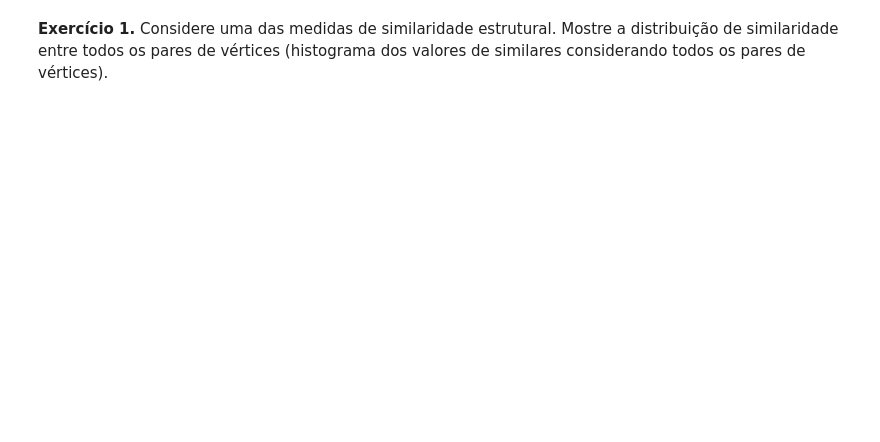
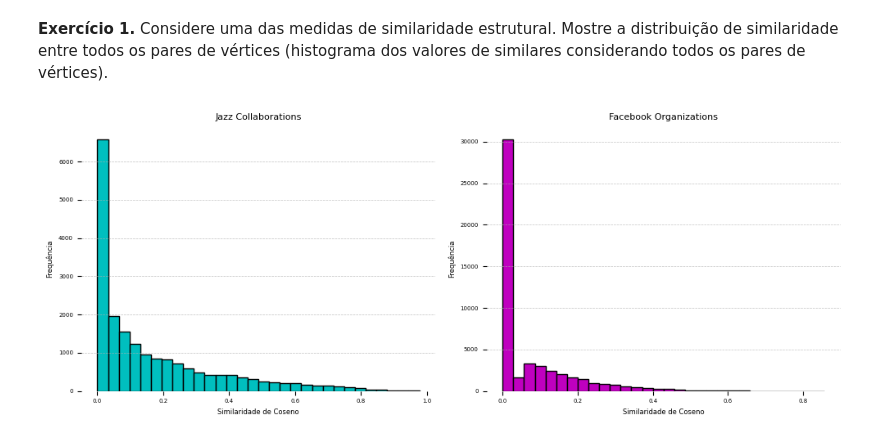
Before and after one commit to VictorFrancheto/Synchronization_Complex_Networks, a Jupyter notebook: lista_3.ipynb, the cells around one changed output. Saved outputs shown, nothing was run; the diff lists cells and outputs as text; code cells hidden in the pictures; blank space fills up the shorter version.

```diff
--- a/lista_3.ipynb
+++ b/lista_3.ipynb
@@ -185,2 +168,71 @@ plt.show()
 # %% [markdown]
 **Exercício 1.**  Considere uma das medidas de similaridade estrutural. Mostre a distribuição de similaridade entre todos os pares de vértices (histograma dos valores de similares considerando todos os pares de vértices).
+# %%
+def calculate_cosine_similarity_nx(G_nx):
+    """
+    Calcula a similaridade de coseno para todos os pares de nós no grafo usando NetworkX.
+
+    Parâmetros:
+    G_nx (networkx.Graph): O grafo para o qual calcular a similaridade.
+
+    Retorna:
+    list: Lista de similaridades de coseno para todos os pares de vértices.
+    """
+    # Obter a matriz de adjacência do grafo
+    adjacency_matrix = nx.to_numpy_array(G_nx)
+
+    # Calcular a similaridade de coseno
+    cosine_sim = cosine_similarity(adjacency_matrix)
+
+    # Extrair os valores de similaridade sem considerar a diagonal
+    similarities = []
+    for i in range(len(cosine_sim)):
+        for j in range(i + 1, len(cosine_sim)):
+            similarities.append(cosine_sim[i][j])
+
+    return similarities
+
+# Calcular a similaridade de coseno para os grafos
+similarities_jazz = calculate_cosine_similarity_nx(G_jazz)
+similarities_facebook = calculate_cosine_similarity_nx(G_facebook)
+
+# Criar uma figura com subplots 1x2, ajustando o tamanho
+fig, axes = plt.subplots(1, 2, figsize=(10, 4))
+
+# Plotar o histograma das similaridades de coseno para G_jazz
+axes[0].hist(similarities_jazz, bins=30, color='c', edgecolor='black')
+axes[0].set_title('Jazz Collaborations', fontsize=8)  # Título menor
+axes[0].set_xlabel('Similaridade de Coseno', fontsize=6)
+axes[0].set_ylabel('Frequência', fontsize=6)
+axes[0].tick_params(axis='both', which='major', labelsize=5)
+axes[0].grid(axis='y', alpha=0.75)
+
+# Remover as linhas de fundo (spines) e a grade paralela ao eixo x
+axes[0].spines['top'].set_visible(False)
+axes[0].spines['right'].set_visible(False)
+axes[0].spines['left'].set_visible(False)
+axes[0].spines['bottom'].set_visible(False)
+axes[0].grid(axis='y', linestyle='--', linewidth=0.5)  # Linhas horizontais suaves
+axes[0].grid(axis='x', visible=False)  # Desativar linhas paralelas ao eixo x
+
+# Plotar o histograma das similaridades de coseno para G_facebook
+axes[1].hist(similarities_facebook, bins=30, color='m', edgecolor='black')
+axes[1].set_title('Facebook Organizations', fontsize=8)  # Título menor
+axes[1].set_xlabel('Similaridade de Coseno', fontsize=6)
+axes[1].set_ylabel('Frequência', fontsize=6)
+axes[1].tick_params(axis='both', which='major', labelsize=5)
+axes[1].grid(axis='y', alpha=0.75)
+
+# Remover as linhas de fundo (spines) e a grade paralela ao eixo x
+axes[1].spines['top'].set_visible(False)
+axes[1].spines['right'].set_visible(False)
+axes[1].spines['left'].set_visible(False)
+axes[1].spines['bottom'].set_visible(False)
+axes[1].grid(axis='y', linestyle='--', linewidth=0.5)  # Linhas horizontais suaves
+axes[1].grid(axis='x', visible=False)  # Desativar linhas paralelas ao eixo x
+
+# Ajustar espaçamento entre os subplots
+plt.tight_layout()
+plt.show()
+# %% [output]
+[figure, added]
```
Also changed, not shown: parts of 16 cells of this notebook.
